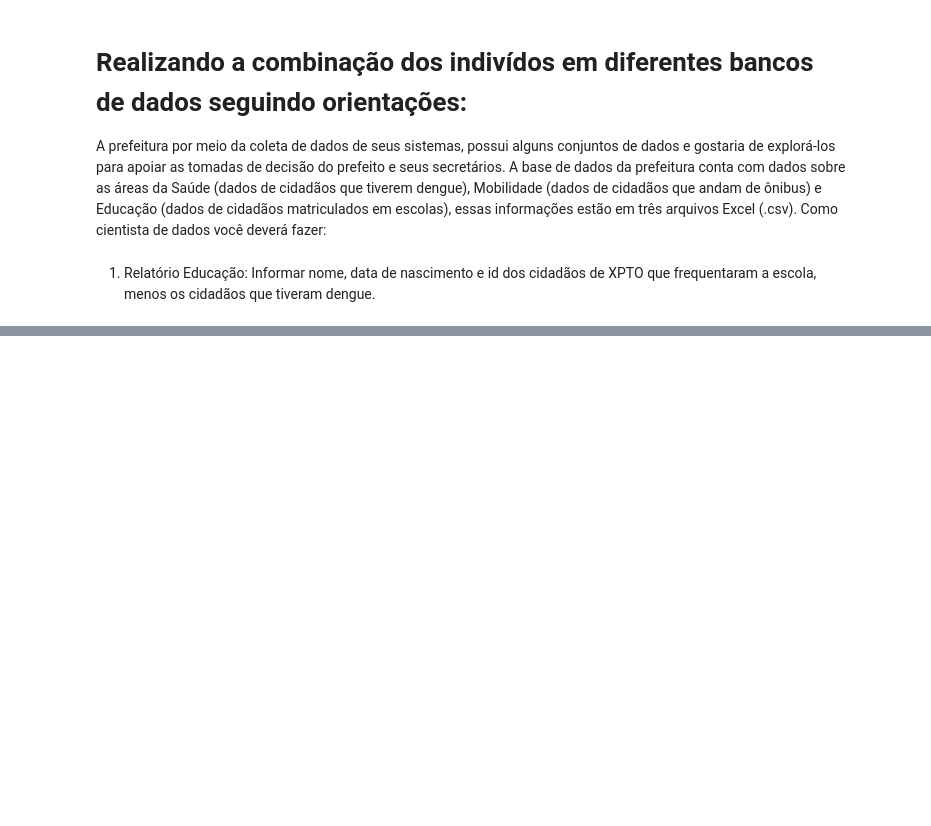
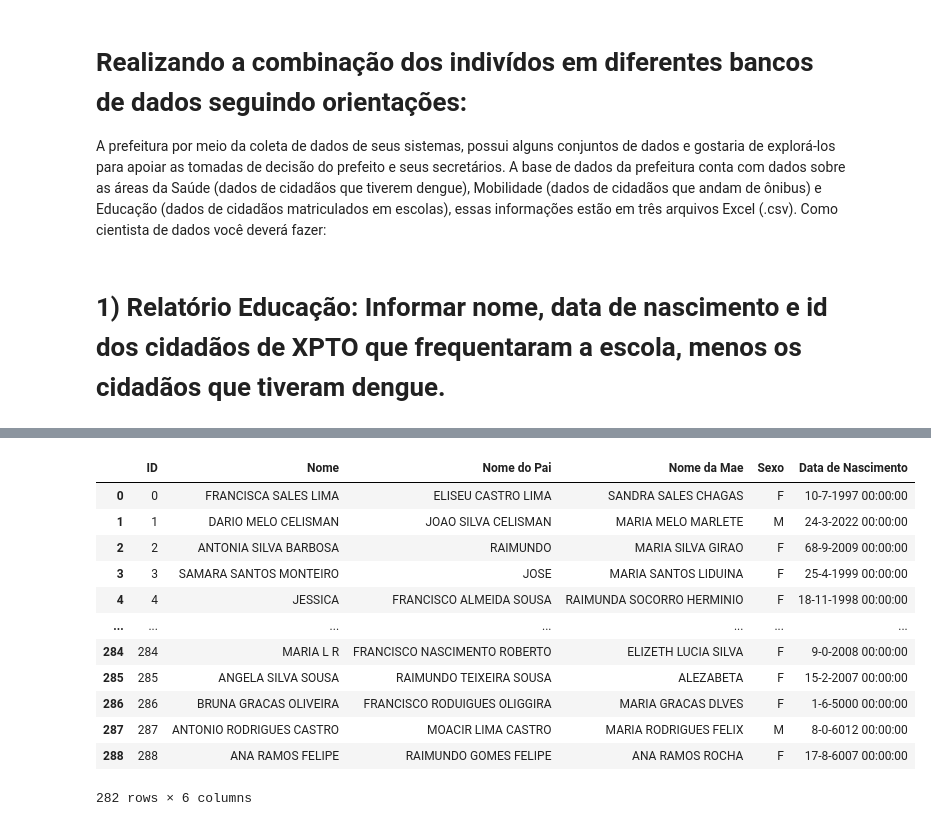
Before and after one commit to jeosafaferreira/AV1-MatComp-Equipe10, a Jupyter notebook: AV1.ipynb, the cells around one changed output, grey strips where cells are left out. Saved outputs shown, nothing was run; the diff lists cells and outputs as text; code cells hidden in the pictures; blank space fills up the shorter version.

```diff
--- a/AV1.ipynb
+++ b/AV1.ipynb
@@ -376,7 +376,7 @@ onibus.head()
 
 A prefeitura por meio da coleta de dados de seus sistemas, possui alguns conjuntos de dados e gostaria de explorá-los para apoiar as tomadas de decisão do prefeito e seus secretários. A base de dados da prefeitura conta com dados sobre as áreas da Saúde (dados de cidadãos que tiverem dengue), Mobilidade (dados de cidadãos que andam de ônibus) e Educação (dados de cidadãos matriculados em escolas), essas informações estão em três  arquivos Excel (.csv). Como cientista de dados você deverá fazer:
 # %% [markdown]
- 1) Relatório Educação: Informar nome, data de nascimento e id dos cidadãos de XPTO que frequentaram a escola, menos os cidadãos que tiveram dengue.
+#  1) Relatório Educação: Informar nome, data de nascimento e id dos cidadãos de XPTO que frequentaram a escola, menos os cidadãos que tiveram dengue.
 # %%
 combina = pd.merge(alunos,dengue, on=['Nome','Nome da Mae'], how='inner')
 combina
@@ -389,5 +389,22 @@ combina
 | 4 | 51 | JOSIANY IVONILDE SOUSA | RAIMUNDO | ELISAGELA IVONILDE NAVEGANTES | M | 28-11-1695 00:00:00 | 148 | RAIMUNDO | ... |
 | 5 | 69 | ANAIDE SANTOS SILVA | CICERO FERREIRF SILVA | REGINA SANTOS LOPES | F | 4-2-4097 00:00:00 | 57 | CICERO FERREIRA SILVA | ... |
 | 6 | 148 | ALINE ARAUJO GILBERTO | RAIMUNDO CARLOS GILBERTO | RAIMUNDA ARAUJO LAURIANO | F | 00-0-1997 00:00:00 | 186 | RAIMUNDO C G | ... |
+# %%
+test = alunos[~alunos['Nome da Mae'].isin(combina['Nome da Mae'])]
+test
+# %% [output]
+|  | ID | Nome | Nome do Pai | Nome da Mae | Sexo | Data de Nascimento |
+| 0 | 0 | FRANCISCA SALES LIMA | ELISEU CASTRO LIMA | SANDRA SALES CHAGAS | F | 10-7-1997 00:00:00 |
+| 1 | 1 | DARIO MELO CELISMAN | JOAO SILVA CELISMAN | MARIA MELO MARLETE | M | 24-3-2022 00:00:00 |
+| 2 | 2 | ANTONIA SILVA BARBOSA | RAIMUNDO | MARIA SILVA GIRAO | F | 68-9-2009 00:00:00 |
+| 3 | 3 | SAMARA SANTOS MONTEIRO | JOSE | MARIA SANTOS LIDUINA | F | 25-4-1999 00:00:00 |
+| 4 | 4 | JESSICA | FRANCISCO ALMEIDA SOUSA | RAIMUNDA SOCORRO HERMINIO | F | 18-11-1998 00:00:00 |
+| ... | ... | ... | ... | ... | ... | ... |
+| 284 | 284 | MARIA L R | FRANCISCO NASCIMENTO ROBERTO | ELIZETH LUCIA SILVA | F | 9-0-2008 00:00:00 |
+| 285 | 285 | ANGELA SILVA SOUSA | RAIMUNDO TEIXEIRA SOUSA | ALEZABETA | F | 15-2-2007 00:00:00 |
+| 286 | 286 | BRUNA GRACAS OLIVEIRA | FRANCISCO RODUIGUES OLIGGIRA | MARIA GRACAS DLVES | F | 1-6-5000 00:00:00 |
+| 287 | 287 | ANTONIO RODRIGUES CASTRO | MOACIR LIMA CASTRO | MARIA RODRIGUES FELIX | M | 8-0-6012 00:00:00 |
+| 288 | 288 | ANA RAMOS FELIPE | RAIMUNDO GOMES FELIPE | ANA RAMOS ROCHA | F | 17-8-6007 00:00:00 |
+282 rows × 6 columns
 # %%
 combina.to_csv('combina.csv', index=False)
```
